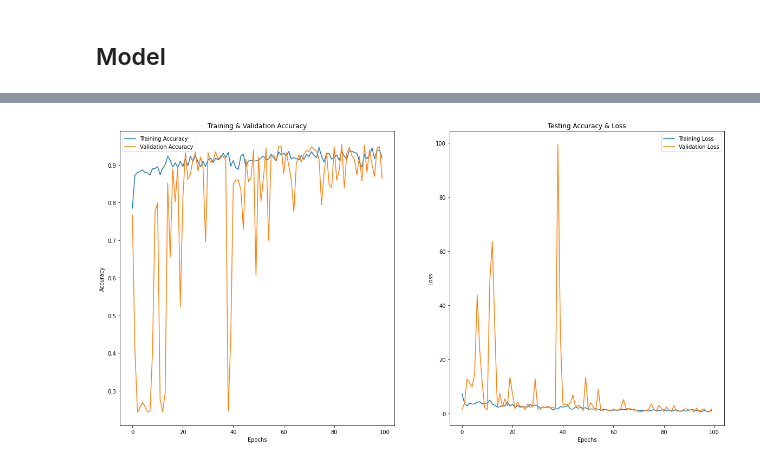
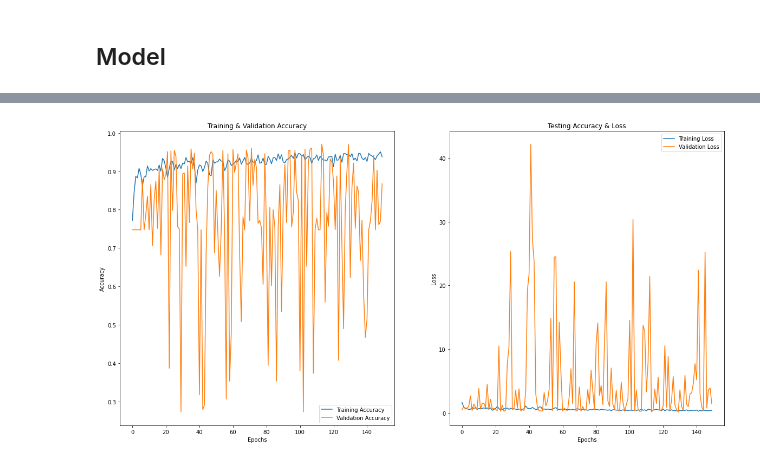
Before and after one commit to victortrigo/CNN-pneumonia, a Jupyter notebook: cnn-para-diagnostico-de-neumonia.ipynb, the cells around one changed output, grey strips where cells are left out. Drawn from its saved outputs; the diff is of its cells as text; code cells hidden in the pictures.

```diff
--- a/cnn-para-diagnostico-de-neumonia.ipynb
+++ b/cnn-para-diagnostico-de-neumonia.ipynb
@@ -181,19 +182,21 @@ checkpoint = ModelCheckpoint('mejor_modelo.hdf5',
 
 # model.summary()
 # %%
-base_filtros = 32
+base_filtros = 64
 w_regularizers = 1e-5
 # %%
 model = Sequential()
 
-model.add(Conv2D(base_filtros,   (3,3), padding='same', kernel_regularizer=regularizers.l2(w_regularizers), input_shape=x_train.shape[1:]))
+model.add(Conv2D(base_filtros,   (3,3), padding='same', strides=(1,1), kernel_regularizer=regularizers.l2(w_regularizers), input_shape=x_train.shape[1:]))
 model.add(Activation('relu'))
 model.add(BatchNormalization())
+model.add(MaxPooling2D(pool_size=(4,4)))
 
-model.add(Conv2D(base_filtros, (3,3), padding='same', kernel_regularizer=regularizers.l2(w_regularizers)))
+
+model.add(Conv2D(2*base_filtros, (3,3), padding='same', strides=(1,1), kernel_regularizer=regularizers.l2(w_regularizers)))
 model.add(Activation('relu'))
 model.add(BatchNormalization())
-model.add(MaxPooling2D(pool_size=(2,2)))
+model.add(MaxPooling2D(pool_size=(3,3)))
 model.add(Dropout(0.5))
 
 model.add(Flatten())
@@ -239,7 +241,7 @@ model.compile(loss='categorical_crossentropy',
 hist = model.fit(datagen.flow(x_train, y_train),
                  callbacks=[checkpoint],
                  steps_per_epoch=40,
-                 epochs=100,
+                 epochs=150,
                  verbose=2,
                  validation_data=(datagen.flow(x_val, y_val))
 )
@@ -267,24 +269,24 @@ Epoch 00100: val_accuracy did not improve from 0.95455
 # %%
-epochs = [i for i in range(100)]
+epochs = [i for i in range(150)]
 fig , ax = plt.subplots(1,2)
 fig.set_size_inches(20,10)
 
 ax[0].plot(epochs, hist.history['accuracy'],     label='Training Accuracy')
 ax[0].plot(epochs, hist.history['val_accuracy'], label= 'Validation Accuracy')
 ax[0].set_title('Training & Validation Accuracy')
 ax[0].legend()
 ax[0].set_xlabel("Epochs")
 ax[0].set_ylabel("Accuracy")
 
 ax[1].plot(epochs, hist.history['loss'],     label = 'Training Loss')
 ax[1].plot(epochs, hist.history['val_loss'], label = 'Validation Loss')
 ax[1].set_title('Testing Accuracy & Loss')
 ax[1].legend()
 ax[1].set_xlabel("Epochs")
 ax[1].set_ylabel("Loss")
 plt.show()
 # %% [output]
-[figure, old version]
+[figure, new version]
 # %%
 print("Loss of the model is - " , model.evaluate(x_test,y_test)[0])
 print("Accuracy of the model is - " , model.evaluate(x_test,y_test)[1]*100 , "%")
```
Also changed, not shown: parts of 12 cells of this notebook.
